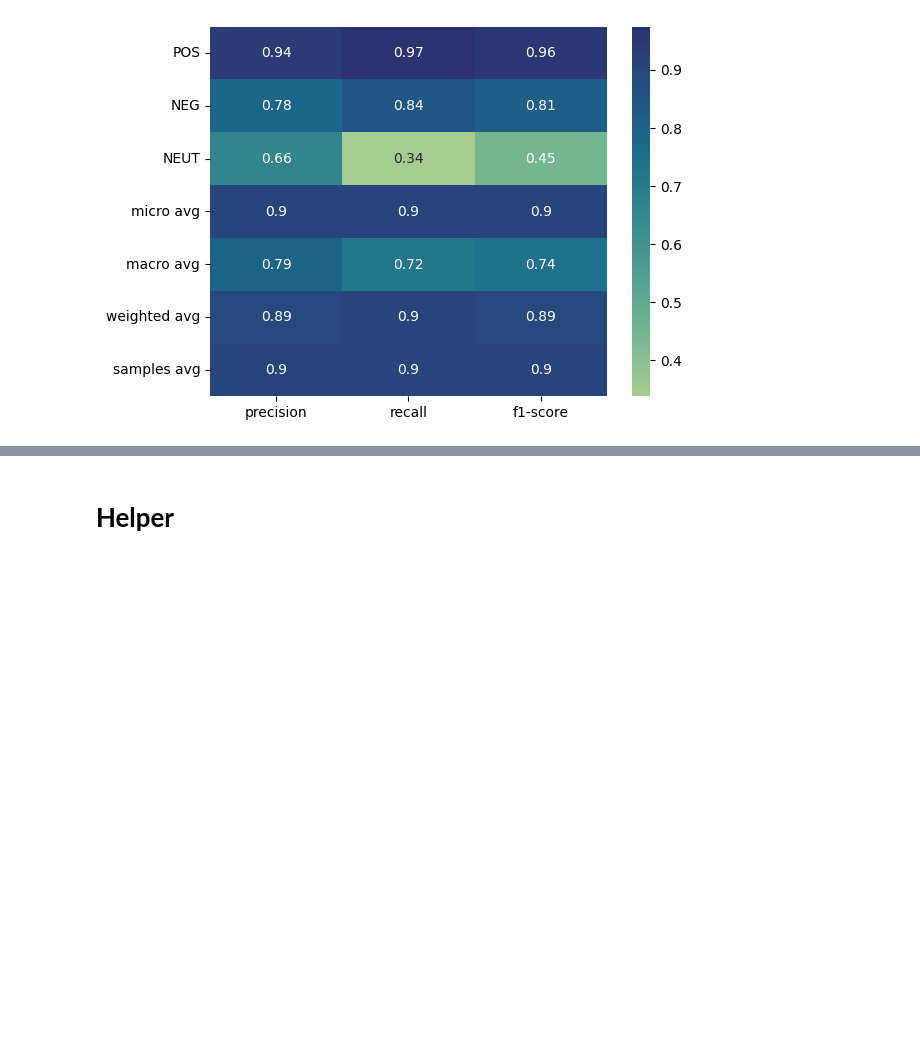
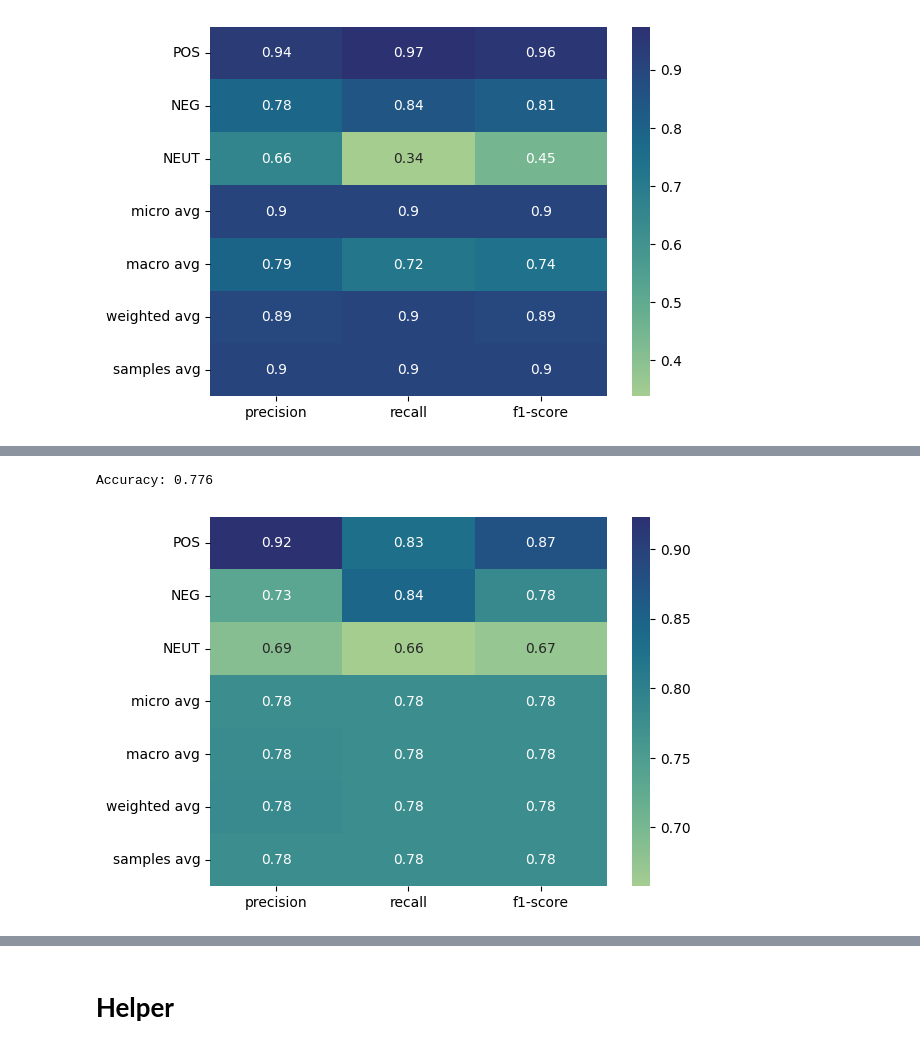
Before and after one commit to amirezzati/Reviews-Sentiment-Analysis, a Jupyter notebook: Reviews_Sentiment_Analysis.ipynb, the cells around one changed output, grey strips where cells are left out. Saved outputs shown, nothing was run; the diff lists cells and outputs as text; code cells hidden in the pictures; blank space fills up the shorter version.

Commit message:
Added Bert model and Bert embedding

```diff
--- a/Reviews_Sentiment_Analysis.ipynb
+++ b/Reviews_Sentiment_Analysis.ipynb
@@ -421,0 +567,7 @@ Accuracy: 0.9030971216090242
+# %%
+from transformers import TFBertForSequenceClassification, BertTokenizer,TFBertModel
+
+tokenizer = BertTokenizer.from_pretrained('bert-base-uncased')
+encoded_train = tokenizer.batch_encode_plus(x_train, add_special_tokens=True, max_length=128, padding='max_length', truncation=True, return_attention_mask=True,  return_tensors="tf")
+encoded_dev = tokenizer.batch_encode_plus(x_dev, add_special_tokens=True, max_length=128, padding='max_length', truncation=True, return_attention_mask=True,  return_tensors="tf")
+encoded_test = tokenizer.batch_encode_plus(x_test, add_special_tokens=True, max_length=128, padding='max_length', truncation=True, return_attention_mask=True,  return_tensors="tf")
@@ -421,0 +615,20 @@ Accuracy: 0.9030971216090242
+# %%
+# X_train = np.array(encoded_train['input_ids']).astype('int32')
+# attention_masks_train = np.array(encoded_train['attention_mask']).astype('int32')
+# segment_ids_train = np.zeros(X_train.shape).astype('int32')
+
+def get3InputOfBertFromEncoded(encoded):
+  token_ids = np.array(encoded['input_ids']).astype('int32')
+  attention_mask = np.array(encoded['attention_mask']).astype('int32')
+  token_type_ids = np.zeros(token_ids.shape).astype('int32')
+  return token_ids, attention_mask, token_type_ids
+
+token_ids_train, attention_masks_train, token_type_ids_train = get3InputOfBertFromEncoded(encoded_train)
+token_ids_dev, attention_masks_dev, token_type_ids_dev = get3InputOfBertFromEncoded(encoded_dev)
+token_ids_test, attention_masks_test, token_type_ids_test = get3InputOfBertFromEncoded(encoded_test)
+
+
+with tf.device('/GPU:0'):
+  history = model.fit([token_ids_train, attention_masks_train, token_type_ids_train], y_train_bert_OH, validation_data=([token_ids_dev, attention_masks_dev, token_type_ids_dev], y_dev_bert_OH), epochs=5, batch_size=64, verbose=1).history
+
+model.save_weights(filepath)
@@ -421,0 +646,2 @@ Accuracy: 0.9030971216090242
+# %%
+model.load_weights(basePath + 'bertTransgerLRN_backup.h5')
@@ -421,0 +650,6 @@ Accuracy: 0.9030971216090242
+# %%
+#filepath = basePath + 'bertTransgerLRN.hdf5'
+#model = load_model(filepath)
+with tf.device('/GPU:0'):
+  display(model.evaluate([token_ids_test, attention_masks_test, token_type_ids_test], y_test_bert_OH, verbose=0))
+  y_pred = model.predict([token_ids_test, attention_masks_test, token_type_ids_test])
@@ -421,0 +659,11 @@ Accuracy: 0.9030971216090242
+# %%
+y_pred_OH = argmaxKeepDimensions(y_pred.logits)
+accuray = accuracy_score(y_pred_OH, y_test_bert_OH)
+
+report = classification_report(y_test_bert_OH, y_pred_OH, target_names=['POS', 'NEG', 'NEUT'], output_dict=True)
+sb.heatmap(pd.DataFrame(report).iloc[:-1, :].T, annot=True, cmap='crest')
+
+print("Accuracy:", accuray)
+# %% [output]
+Accuracy: 0.776
+[figure, added]
```
Also changed, not shown: parts of 46 cells of this notebook.
